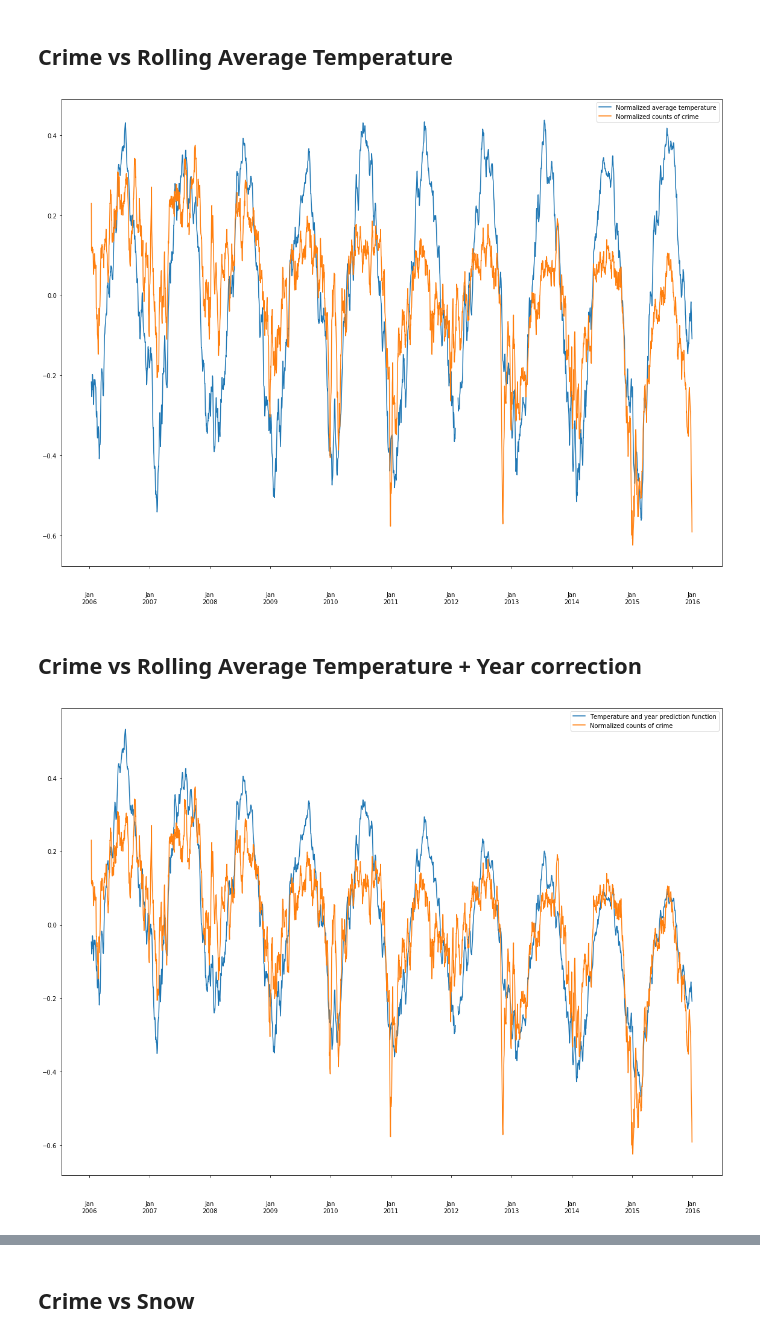
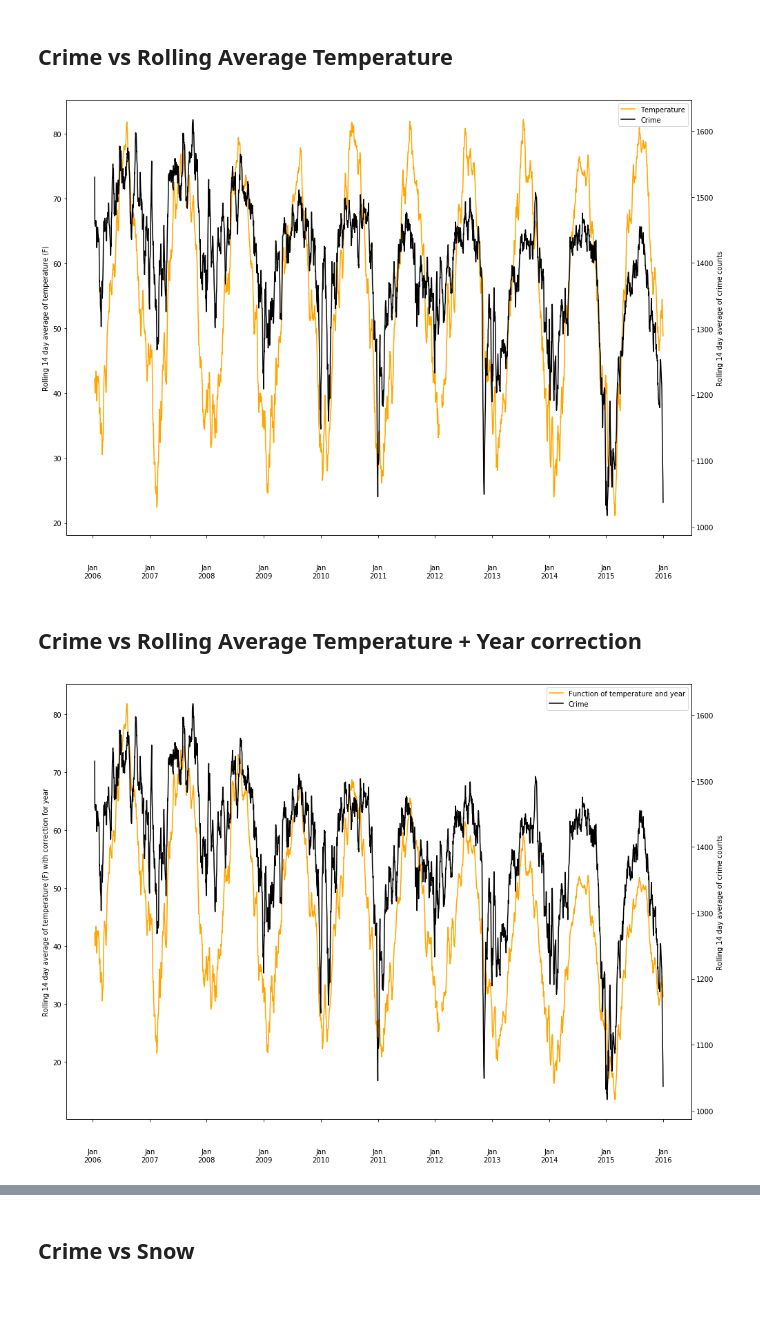
Before and after one commit to florielle/bigdataproject, a Jupyter notebook: data_visualization/Plots.ipynb, the cells around one changed output, grey strips where cells are left out. Saved outputs shown, nothing was run; the diff lists cells and outputs as text; code cells hidden in the pictures; blank space fills up the shorter version.

```diff
--- a/data_visualization/Plots.ipynb
+++ b/data_visualization/Plots.ipynb
@@ -143,14 +134,12 @@ for bor in borough['Borough'].unique():
 # %% [markdown]
 ## Crime vs Rolling Average Temperature
 # %%
-crime = pd.read_csv("dailycrime.csv", parse_dates=[0], infer_datetime_format=True, names=['date', 'crime_count'])
+crime = pd.read_csv("data/dailycrime.csv", parse_dates=[0], infer_datetime_format=True, names=['date', 'crime_count'])
 crime = crime[crime.date.dt.year<2016]
 # %%
 crime['crime_rolling'] =  crime['crime_count'].rolling(14).mean()
-crime['norm_crime'] = (crime.crime_rolling - crime.crime_rolling.mean())\
-/float(crime.crime_rolling.max() - crime.crime_rolling.min())
 # %%
-temp = pd.read_csv("avgtemp.csv", parse_dates=[0], infer_datetime_format=True, names=['date', 'avg_temp'])
+temp = pd.read_csv("data/avgtemp.csv", parse_dates=[0], infer_datetime_format=True, names=['date', 'avg_temp'])
 # %%
 temp_join = crime.merge(temp, on=['date'], how='left')
 
@@ -158,42 +147,48 @@ temp_join['avg_temp_rolling'] = temp_join.avg_temp.rolling(14).mean()
 
 temp_join['avg_temp_rolling_corr'] = temp_join['avg_temp_rolling']\
                                     - temp_join['avg_temp_rolling']*0.04*(temp_join.date.dt.year-2006)
-
-temp_join['avg_temp_norm'] = (temp_join.avg_temp_rolling - temp_join.avg_temp_rolling.mean())\
-/float(temp_join.avg_temp_rolling.max() - temp_join.avg_temp_rolling.min())
-
-temp_join['avg_temp_norm_correction'] = (temp_join.avg_temp_rolling_corr - temp_join.avg_temp_rolling_corr.mean())\
-/float(temp_join.avg_temp_rolling_corr.max() - temp_join.avg_temp_rolling_corr.min())
 # %%
-fig, ax = plt.subplots(figsize=(16,12))
+fig, ax1 = plt.subplots(figsize=(14,10))
+
+ax2 = ax1.twinx()
 
 
-ax.plot_date(temp_join['date'].dt.to_pydatetime(), temp_join['avg_temp_norm'], '-',\
-             label='Normalized average temperature')
-ax.plot_date(temp_join['date'].dt.to_pydatetime(), temp_join['norm_crime'], '-', label='Normalized counts of crime')
+ax1.plot_date(temp_join['date'].dt.to_pydatetime(), temp_join['avg_temp_rolling'], '-',
+              label='Temperature', color = 'orange')
+ax2.plot_date(temp_join['date'].dt.to_pydatetime(), temp_join['crime_rolling'], '-', label='Crime',\
+              color='black')
 
-ax.xaxis.set_major_locator(dates.YearLocator())
-ax.xaxis.set_major_formatter(dates.DateFormatter('\n\n\n%b\n%Y'))
+ax1.xaxis.set_major_locator(dates.YearLocator())
+ax1.xaxis.set_major_formatter(dates.DateFormatter('\n\n\n%b\n%Y'))
+ax1.set_ylabel("Rolling 14 day average of temperature (F)")
+ax2.set_ylabel("Rolling 14 day average of crime counts")
 
-plt.legend(loc='best')
+lines = ax1.get_lines() + ax2.get_lines()
+plt.legend(lines, [l.get_label() for l in lines], loc='best')
 plt.tight_layout()
 # %% [output]
-[figure, old version]
+[figure, new version]
 # %% [markdown]
 ## Crime vs Rolling Average Temperature + Year correction
 # %%
-fig, ax = plt.subplots(figsize=(16,12))
+fig, ax1 = plt.subplots(figsize=(14,10))
 
-ax.plot_date(temp_join['date'].dt.to_pydatetime(), temp_join['avg_temp_norm_correction'], '-',\
-             label='Temperature and year prediction function')
+ax2 = ax1.twinx()
 
-ax.plot_date(temp_join['date'].dt.to_pydatetime(), temp_join['norm_crime'], '-', label='Normalized counts of crime')
 
-ax.xaxis.set_major_locator(dates.YearLocator())
-ax.xaxis.set_major_formatter(dates.DateFormatter('\n\n\n%b\n%Y'))
+ax1.plot_date(temp_join['date'].dt.to_pydatetime(), temp_join['avg_temp_rolling_corr'], '-',
+              label='Function of temperature and year', color = 'orange')
+ax2.plot_date(temp_join['date'].dt.to_pydatetime(), temp_join['crime_rolling'], '-', label='Crime',\
+              color='black')
 
-plt.legend(loc='best')
+ax1.xaxis.set_major_locator(dates.YearLocator())
+ax1.xaxis.set_major_formatter(dates.DateFormatter('\n\n\n%b\n%Y'))
+ax1.set_ylabel("Rolling 14 day average of temperature (F) with correction for year")
+ax2.set_ylabel("Rolling 14 day average of crime counts")
+
+lines = ax1.get_lines() + ax2.get_lines()
+plt.legend(lines, [l.get_label() for l in lines], loc='best')
 plt.tight_layout()
 # %% [output]
-[figure, old version]
+[figure, new version]
 # %%
```
Also changed, not shown: parts of 13 cells of this notebook, 17 other files.
